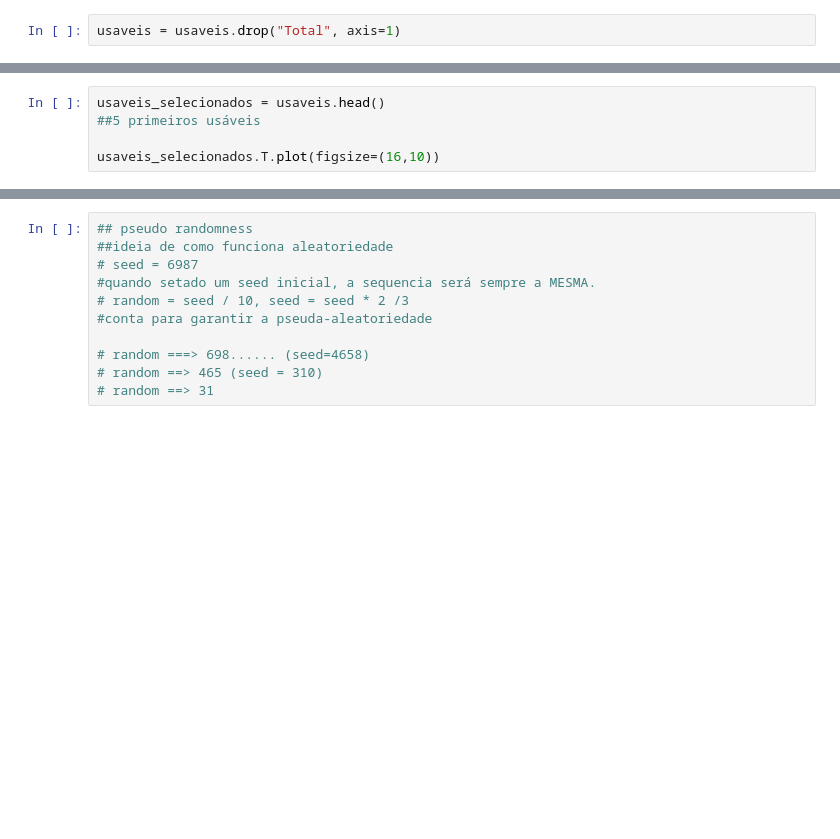
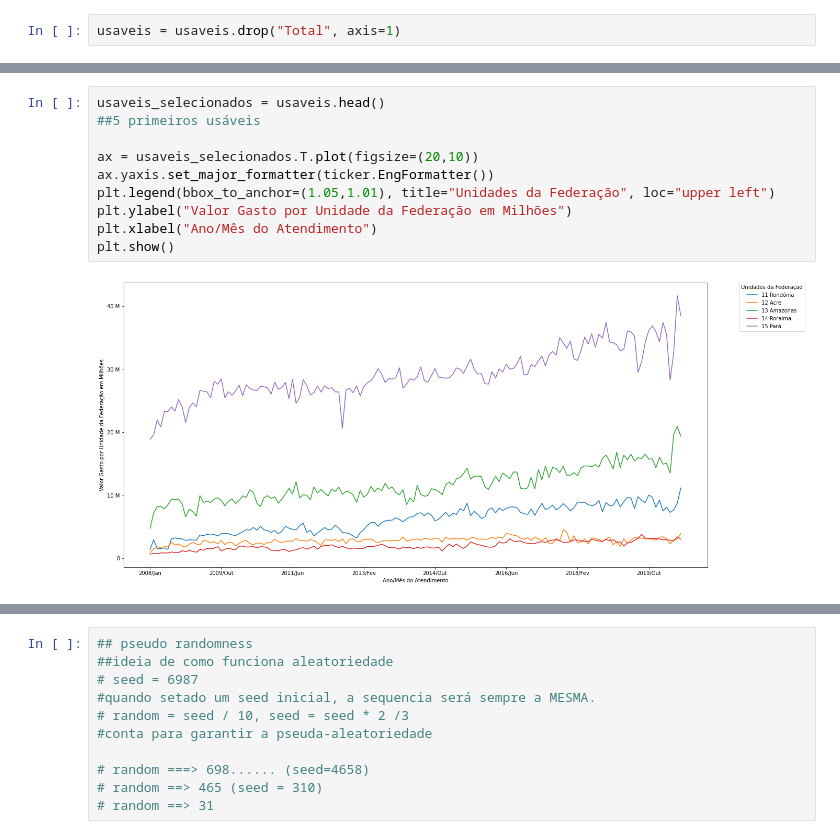
Before and after one commit to RianBrug/bootcamp-datascience-alura, a Jupyter notebook: bootcamp_ds_rian_modulo1.ipynb, the cells around one changed output, grey strips where cells are left out. Saved outputs shown, nothing was run; the diff lists cells and outputs as text; blank space fills up the shorter version.

```diff
--- a/bootcamp_ds_rian_modulo1.ipynb
+++ b/bootcamp_ds_rian_modulo1.ipynb
@@ -184,8 +265,15 @@ plt.legend(bbox_to_anchor=(1.04,1), loc="upper left")
-# %%
-usaveis_selecionados = usaveis.head()
-##5 primeiros usáveis
-
-usaveis_selecionados.T.plot(figsize=(16,10))
+# %%
+usaveis_selecionados = usaveis.head()
+##5 primeiros usáveis
+
+ax = usaveis_selecionados.T.plot(figsize=(20,10))
+ax.yaxis.set_major_formatter(ticker.EngFormatter())
+plt.legend(bbox_to_anchor=(1.05,1.01), title="Unidades da Federação", loc="upper left")
+plt.ylabel("Valor Gasto por Unidade da Federação em Milhões")
+plt.xlabel("Ano/Mês do Atendimento")
+plt.show()
+# %% [output]
+[figure, added]
 # %%
 usaveis.T.columns[1:4]
 #trás os 3 primeiros elementos do array (indice do panda, q vai se comportar como uma NumPy)
```
Also changed, not shown: parts of 23 cells of this notebook.
